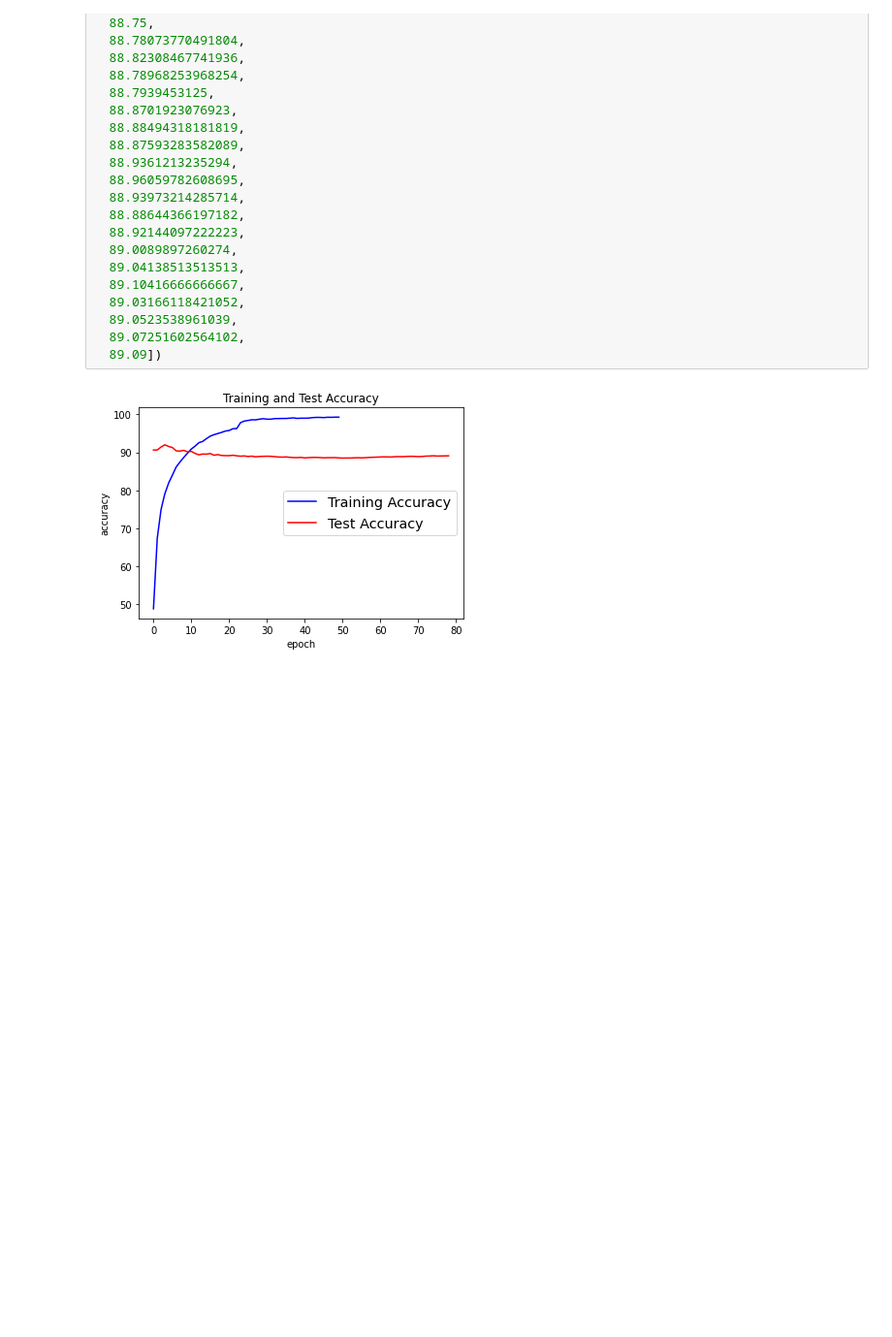
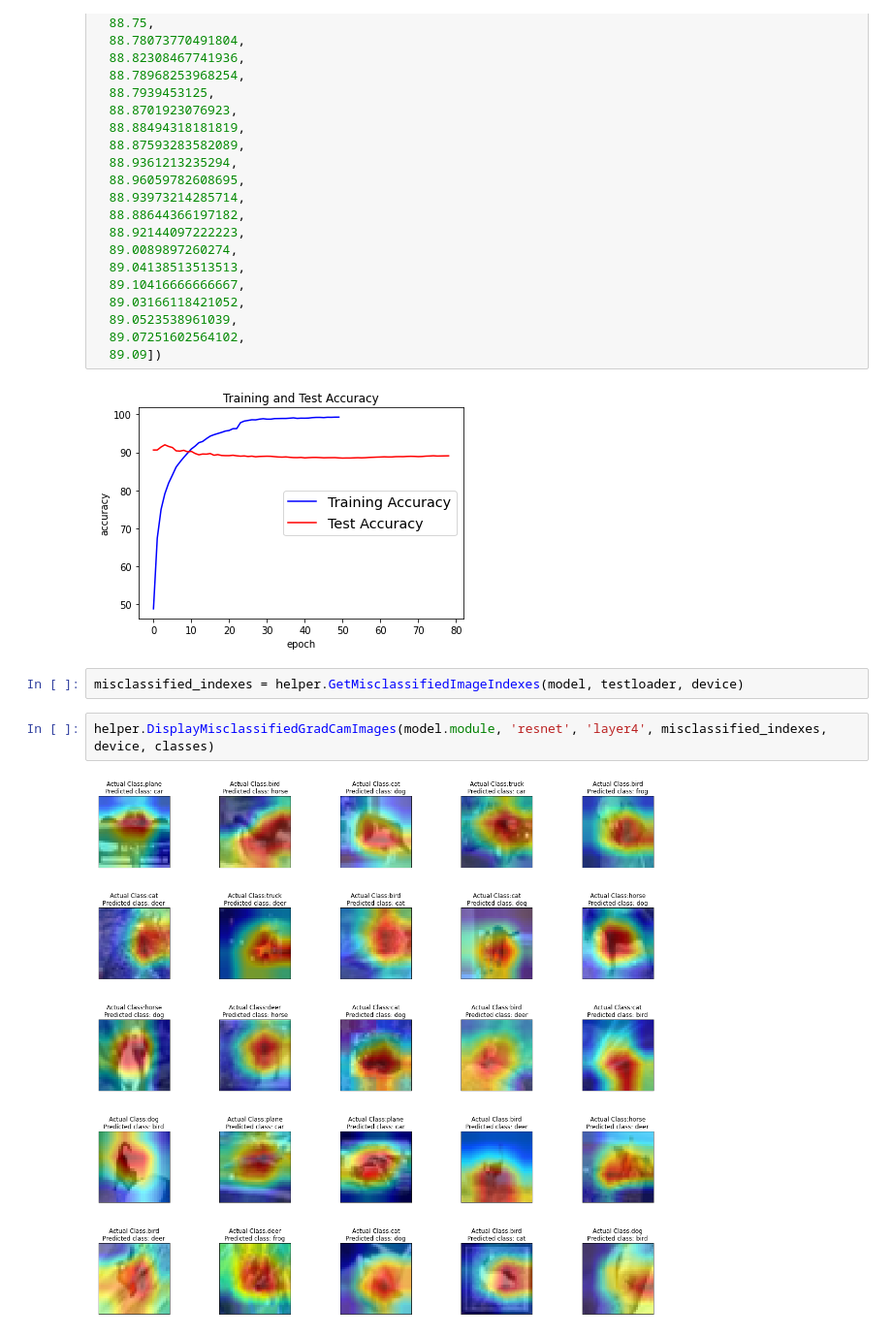
Before and after one commit to paishowstopper/TSAI, a Jupyter notebook: EVA5/Session_10/Session_10.ipynb, the cells around one changed output. Shown: that part at 97% size. Cells and saved outputs as stored; diff of their text form; blank space fills up the shorter version.

```diff
--- a/EVA5/Session_10/Session_10.ipynb
+++ b/EVA5/Session_10/Session_10.ipynb
@@ -321,3 +321,9 @@ helper.PlotCurves([48.826,
   89.09])
 # %% [output]
 [figure]
+# %%
+misclassified_indexes = helper.GetMisclassifiedImageIndexes(model, testloader, device)
+# %%
+helper.DisplayMisclassifiedGradCamImages(model.module, 'resnet', 'layer4', misclassified_indexes, device, classes)
+# %% [output]
+[figure, added]
```
